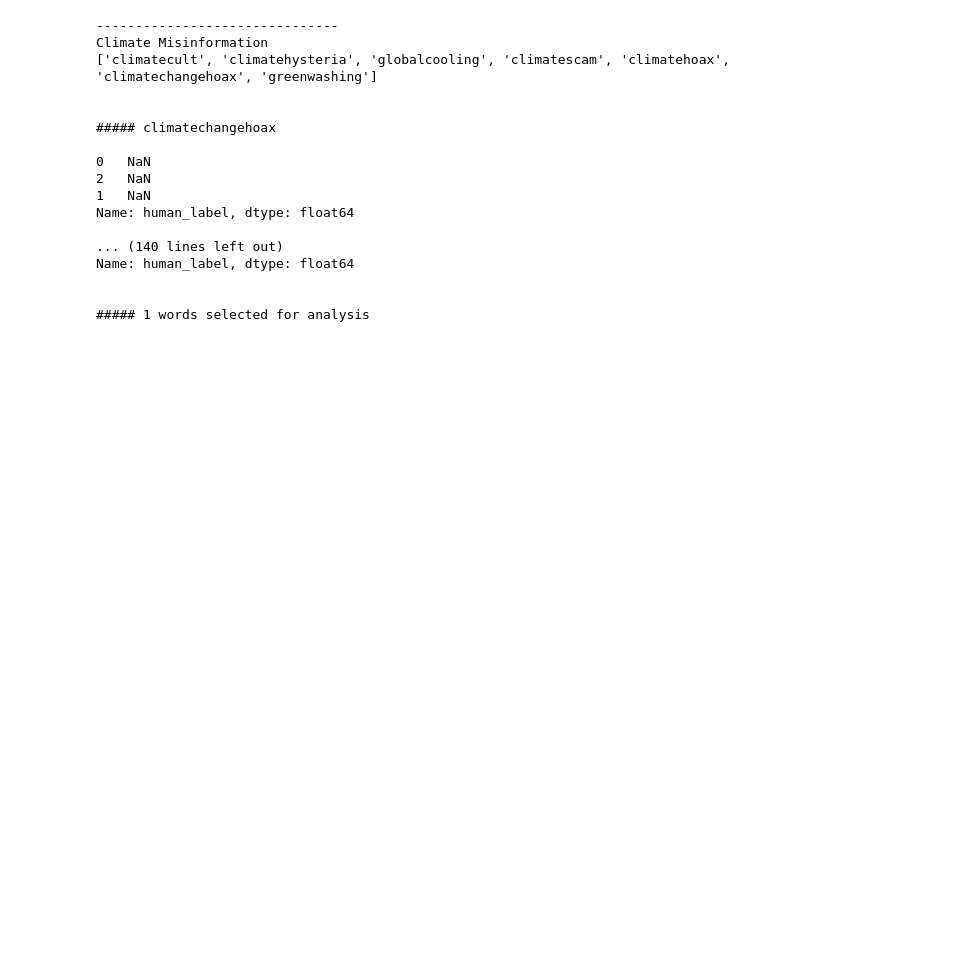
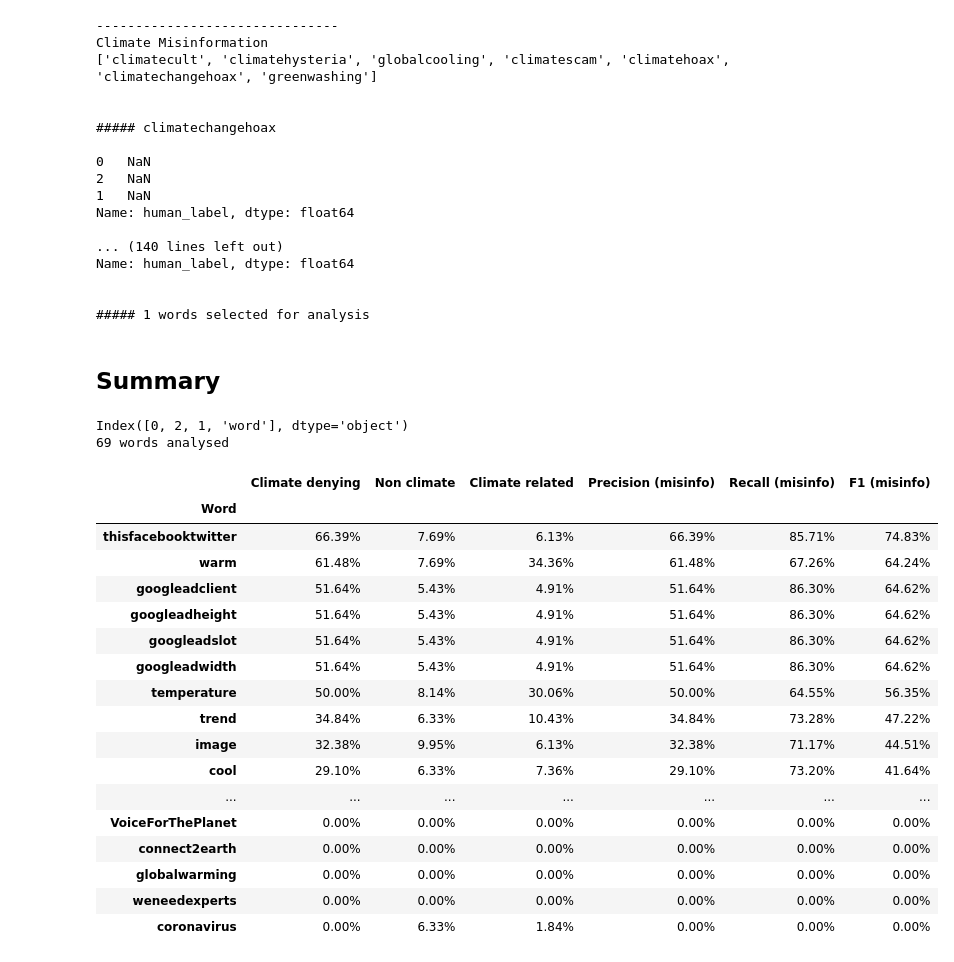
Before and after one commit to ClimateMisinformation/cm-data-science, a Jupyter notebook: notebooks/Keywords_EDA.ipynb, the cells around one changed output. Saved outputs shown, nothing was run; the diff lists cells and outputs as text; code cells hidden in the pictures; blank space fills up the shorter version.

Commit message:
Added results Summary
Summary consolidates analysis and adds Precision, Recall and F1 scores for each selected word

```diff
--- a/notebooks/Keywords_EDA.ipynb
+++ b/notebooks/Keywords_EDA.ipynb
@@ -8,6 +8,9 @@ import seaborn as sns
 from wordcloud import WordCloud,STOPWORDS
 import sys
 
+pd.set_option('display.max_rows', 500)
+pd.options.display.float_format = '{:.2%}'.format
+
 sys.path.insert(0, '../text_preprocessing/')
 # %%
 from preprocessing import *
@@ -240,7 +251,7 @@ len(top_misinfo_only), top_misinfo_only
 
 # print("\n\n##### {0} words selected for analysis".format(i))
 
-word_analysis(top_misinfo_only)
+analysed_words += word_analysis(top_misinfo_only)
 # %% [output]
 ##### alarmist
 
@@ -288,7 +299,7 @@ for k in notion_keywords:
 #         print("\n\n##### {0}\n".format(word))
 #         print(freq)
 
-    word_analysis(k["words"], min_freq=0, max_freq_other=1)
+    analysed_words += word_analysis(k["words"], min_freq=0, max_freq_other=1)
 # %% [output]
 -------------------------------
 Climate Misinformation
@@ -307,3 +318,47 @@ Name: human_label, dtype: float64
 
 
 ##### 1 words selected for analysis
+# %% [markdown]
+## Summary
+# %%
+summary = pd.concat(analysed_words, ignore_index=True)
+print(summary.columns)
+summary.drop_duplicates(inplace=True)
+summary.columns = ["Climate denying", "Non climate", "Climate related", "Word"]
+summary.set_index("Word", inplace=True)
+# summary.sort_index(inplace=True)
+summary.sort_values(by="Climate denying", ascending=False, inplace=True)
+summary["Precision (misinfo)"] = summary["Climate denying"]
+summary["Recall (misinfo)"] = (summary["Climate denying"] * df[df.human_label == 0].shape[0]) / (
+                                    (summary["Climate denying"] * df[df.human_label == 0].shape[0])
+                                    + (summary["Climate related"] * df[df.human_label == 1].shape[0])
+                                    + (summary["Non climate"] * df[df.human_label == 2].shape[0])
+                                )
+summary["F1 (misinfo)"] = 2 * summary["Precision (misinfo)"] * summary["Recall (misinfo)"] / (
+                                summary["Precision (misinfo)"] + summary["Recall (misinfo)"]
+                            )
+summary.fillna(0, inplace=True)
+
+print("{0} words analysed".format(summary.shape[0]))
+summary
+# %% [output]
+Index([0, 2, 1, 'word'], dtype='object')
+69 words analysed
+|  | Climate denying | Non climate | Climate related | Precision (misinfo) | Recall (misinfo) | F1 (misinfo) |
+| Word |  |  |  |  |  |  |
+| thisfacebooktwitter | 66.39% | 7.69% | 6.13% | 66.39% | 85.71% | 74.83% |
+| warm | 61.48% | 7.69% | 34.36% | 61.48% | 67.26% | 64.24% |
+| googleadclient | 51.64% | 5.43% | 4.91% | 51.64% | 86.30% | 64.62% |
+| googleadheight | 51.64% | 5.43% | 4.91% | 51.64% | 86.30% | 64.62% |
+| googleadslot | 51.64% | 5.43% | 4.91% | 51.64% | 86.30% | 64.62% |
+| googleadwidth | 51.64% | 5.43% | 4.91% | 51.64% | 86.30% | 64.62% |
+| temperature | 50.00% | 8.14% | 30.06% | 50.00% | 64.55% | 56.35% |
+| trend | 34.84% | 6.33% | 10.43% | 34.84% | 73.28% | 47.22% |
+| image | 32.38% | 9.95% | 6.13% | 32.38% | 71.17% | 44.51% |
+| cool | 29.10% | 6.33% | 7.36% | 29.10% | 73.20% | 41.64% |
+| ... | ... | ... | ... | ... | ... | ... |
+| VoiceForThePlanet | 0.00% | 0.00% | 0.00% | 0.00% | 0.00% | 0.00% |
+| connect2earth | 0.00% | 0.00% | 0.00% | 0.00% | 0.00% | 0.00% |
+| globalwarming | 0.00% | 0.00% | 0.00% | 0.00% | 0.00% | 0.00% |
+| weneedexperts | 0.00% | 0.00% | 0.00% | 0.00% | 0.00% | 0.00% |
+| coronavirus | 0.00% | 6.33% | 1.84% | 0.00% | 0.00% | 0.00% |
```
Also changed, not shown: parts of 6 cells of this notebook.
